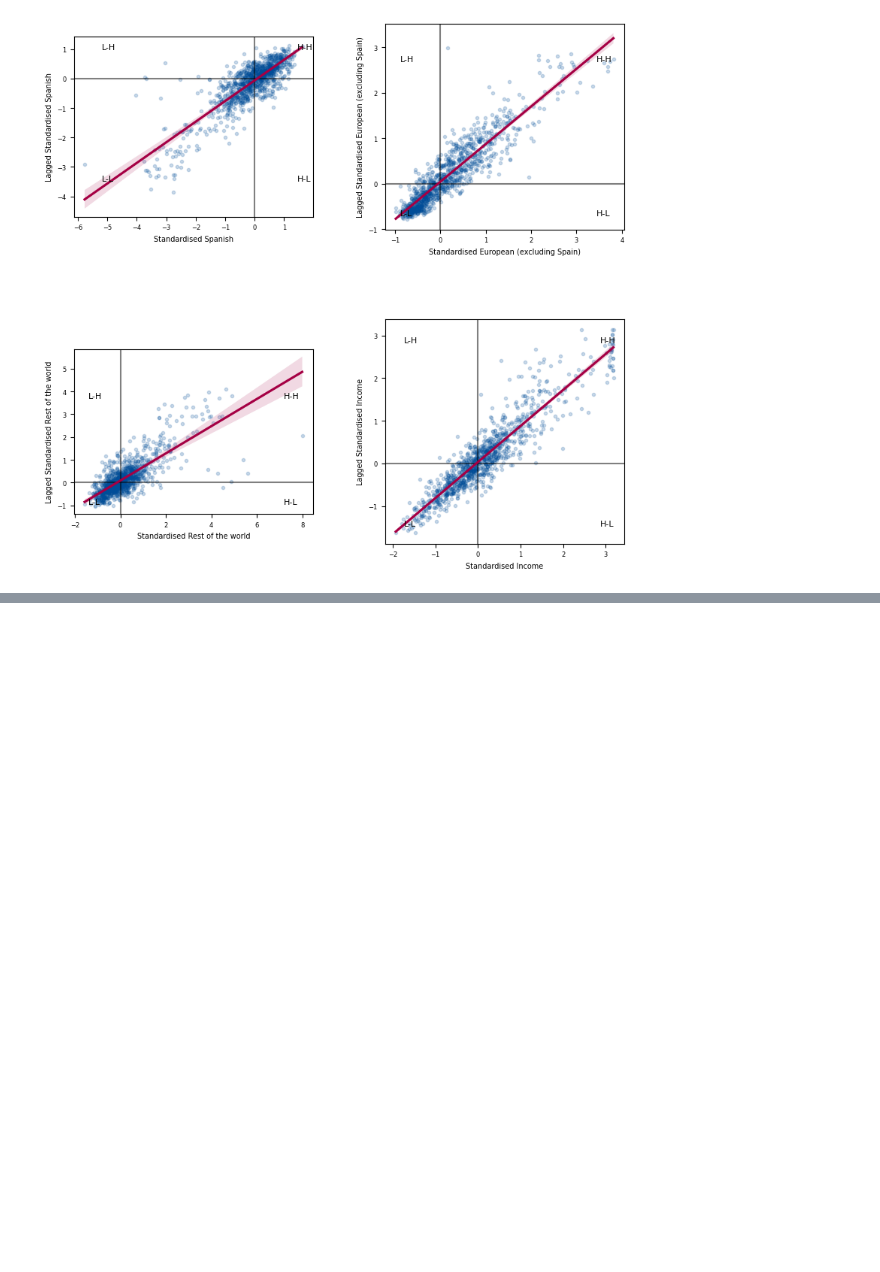
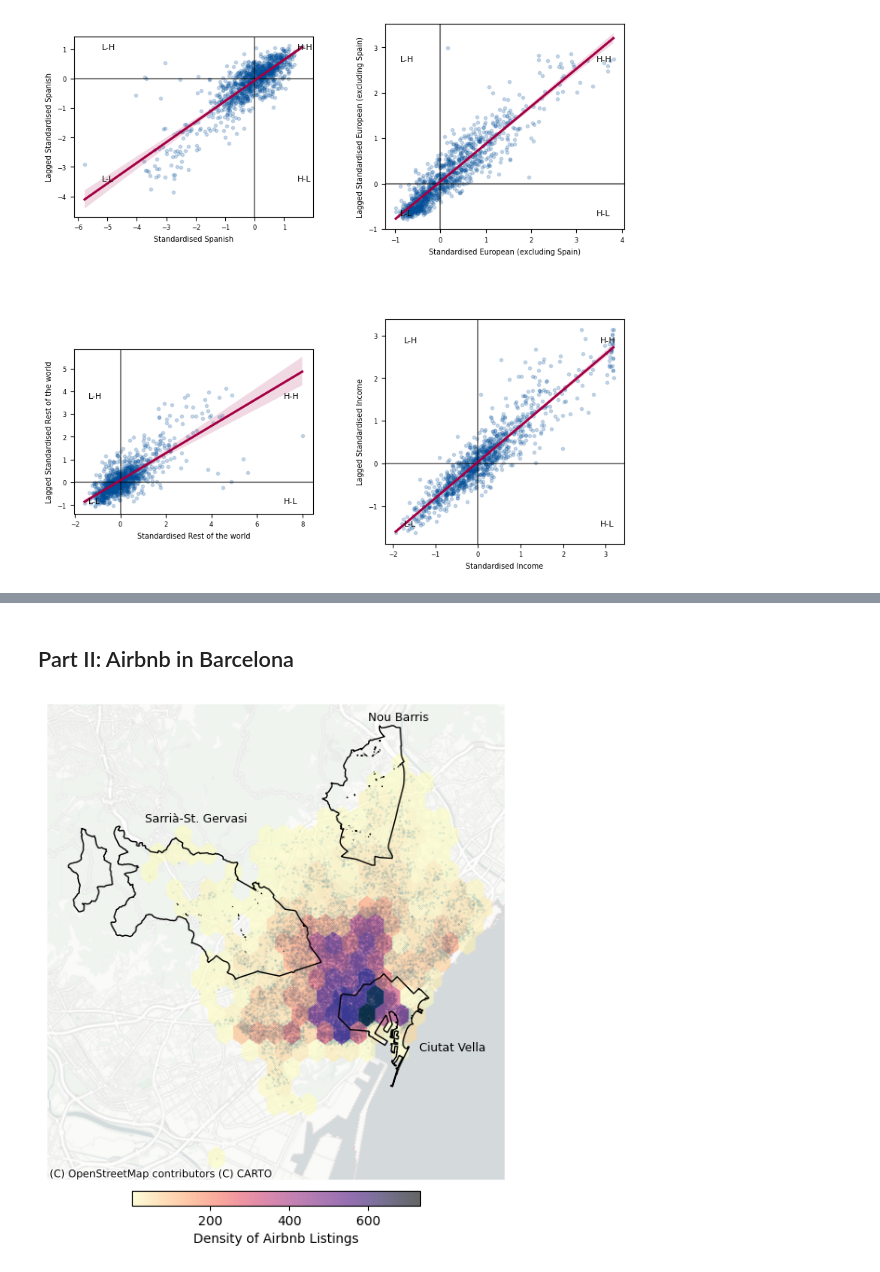
Before and after one commit to sds4sg/spatial-data-science-in-python-juanfonsecaLS1, a Jupyter notebook: 99_assignment/assignment.ipynb, the cells around one changed output, grey strips where cells are left out. Drawn from its saved outputs; the diff is of its cells as text; code cells hidden in the pictures; blank space fills up the shorter version.

```diff
--- a/99_assignment/assignment.ipynb
+++ b/99_assignment/assignment.ipynb
@@ -321,0 +364,55 @@ for ax, col in zip(axes.flatten(), cols):
+# %% [markdown]
+## Part II: Airbnb in Barcelona
+# %%
+url = "https://data.insideairbnb.com/spain/catalonia/barcelona/2025-06-12/data/listings.csv.gz"
+listings_df = pd.read_csv(url)
+# Creating a geospatial object and creating the geomtry from the coordinates
+listings_gpd = gpd.GeoDataFrame(listings_df,
+                                geometry=gpd.points_from_xy(x = listings_df["longitude"],
+                                                            y = listings_df["latitude"],
+                                                            crs = 4326)).to_crs(join_bcn.crs)
+# %%
+f, ax = plt.subplots(figsize=(8, 8))
+
+# add boundary of Ciutat Vella for reference
+ciutat_vella_bounds.plot(ax=ax, edgecolor="black", linewidth=1)
+ax.text(ciutat_vella_centroid.x+ 1000, ciutat_vella_centroid.y - 800, s="Ciutat Vella", fontsize=9)
+
+# add boundary of Sarrià-St. Gervasi for reference
+sarria_bounds.plot(ax=ax, edgecolor="black", linewidth=1)
+ax.text(sarria_centroid.x - 1000, sarria_centroid.y + 2500, s="Sarrià-St. Gervasi", fontsize=9)
+
+# add boundary of Nou Barris
+nou_barris_bounds.plot(ax=ax, edgecolor="black", linewidth=1)
+ax.text(nou_barris_centroid.x, nou_barris_centroid.y + 2500, s="Nou Barris", fontsize=9)
+
+
+# Plot the listings data
+listings_gpd.plot(ax=ax, markersize=0.05)
+
+# Create hexbin with projected coordinates
+hb = ax.hexbin(
+    listings_gpd.geometry.x,
+    listings_gpd.geometry.y,
+    gridsize=20,
+    linewidths=0,
+    alpha=0.6,
+    cmap="magma_r",
+    mincnt=1,
+)
+
+ax.set_axis_off()
+
+plt.colorbar(hb,
+              orientation="horizontal",
+               shrink = 0.5,
+               pad=0.02,
+               label="Density of Airbnb Listings")
+
+contextily.add_basemap(
+    ax=ax,
+    crs=listings_gpd.crs,
+    source="CartoDB Positron No Labels",
+)
+# %% [output]
+[figure, added]
```
Also changed, not shown: parts of 12 cells of this notebook.
